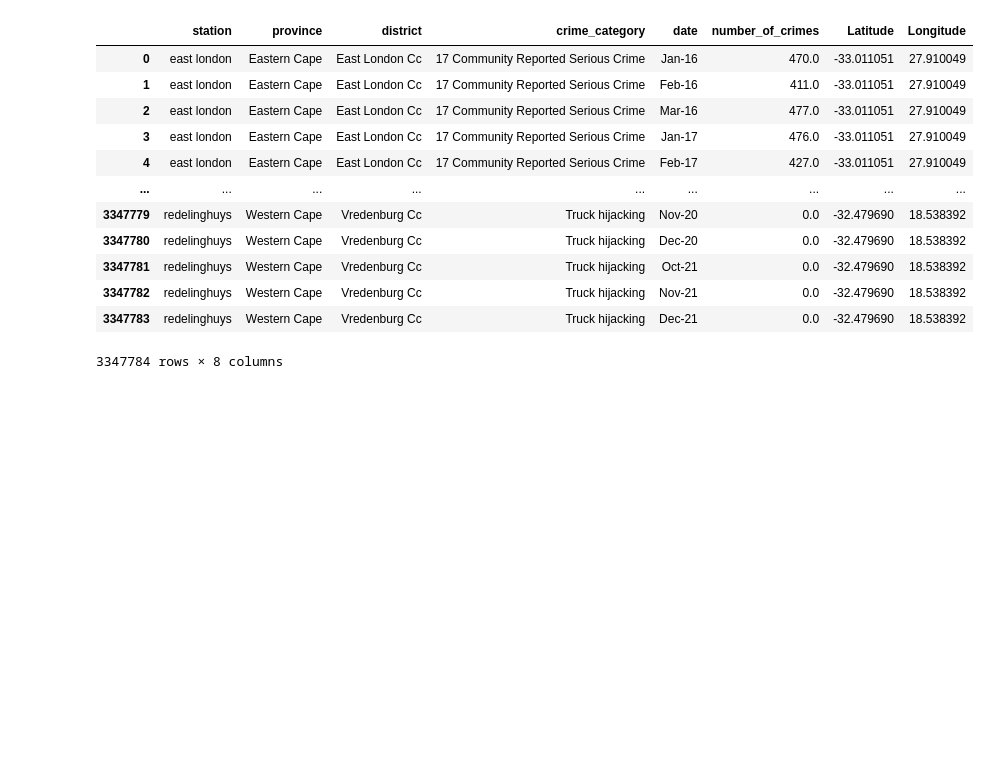
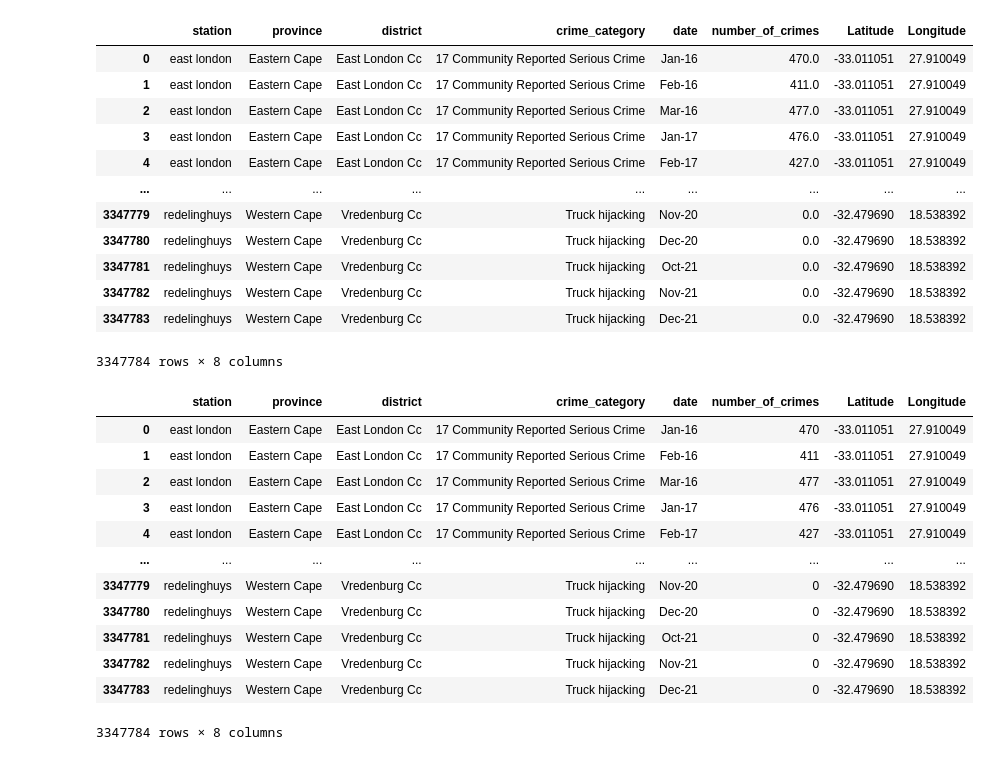
Before and after one commit to kmedri/omdenasa_muv, a Jupyter notebook: monthly_crime_data.ipynb, the cells around one changed output. Cells and saved outputs as stored; diff of their text form; code cells hidden in the pictures; blank space fills up the shorter version.

```diff
--- a/monthly_crime_data.ipynb
+++ b/monthly_crime_data.ipynb
@@ -139,8 +133,8 @@ cities
 | 12674 | gqaga | -31.553917 | 28.210587 |
 12675 rows × 3 columns
 # %%
-dfmerge = pd.merge(crimes_date, cities, on=['station'], how='inner')
-dfmerge
+crime_data_2016_21 = pd.merge(crimes_date, cities, on=['station'], how='inner')
+crime_data_2016_21
 # %% [output]
 |  | station | province | district | crime_category | date | number_of_crimes | Latitude | Longitude |
 | 0 | east london | Eastern Cape | East London Cc | 17 Community Reported Serious Crime | Jan-16 | 470.0 | -33.011051 | 27.910049 |
@@ -155,3 +149,21 @@ dfmerge
 | 3347782 | redelinghuys | Western Cape | Vredenburg Cc | Truck hijacking | Nov-21 | 0.0 | -32.479690 | 18.538392 |
 | 3347783 | redelinghuys | Western Cape | Vredenburg Cc | Truck hijacking | Dec-21 | 0.0 | -32.479690 | 18.538392 |
 3347784 rows × 8 columns
+# %%
+crime_data_2016_21['number_of_crimes'] = crime_data_2016_21['number_of_crimes'].fillna(0).astype(int)
+# %%
+crime_data_2016_21
+# %% [output]
+|  | station | province | district | crime_category | date | number_of_crimes | Latitude | Longitude |
+| 0 | east london | Eastern Cape | East London Cc | 17 Community Reported Serious Crime | Jan-16 | 470 | -33.011051 | 27.910049 |
+| 1 | east london | Eastern Cape | East London Cc | 17 Community Reported Serious Crime | Feb-16 | 411 | -33.011051 | 27.910049 |
+| 2 | east london | Eastern Cape | East London Cc | 17 Community Reported Serious Crime | Mar-16 | 477 | -33.011051 | 27.910049 |
+| 3 | east london | Eastern Cape | East London Cc | 17 Community Reported Serious Crime | Jan-17 | 476 | -33.011051 | 27.910049 |
+| 4 | east london | Eastern Cape | East London Cc | 17 Community Reported Serious Crime | Feb-17 | 427 | -33.011051 | 27.910049 |
+| ... | ... | ... | ... | ... | ... | ... | ... | ... |
+| 3347779 | redelinghuys | Western Cape | Vredenburg Cc | Truck hijacking | Nov-20 | 0 | -32.479690 | 18.538392 |
+| 3347780 | redelinghuys | Western Cape | Vredenburg Cc | Truck hijacking | Dec-20 | 0 | -32.479690 | 18.538392 |
+| 3347781 | redelinghuys | Western Cape | Vredenburg Cc | Truck hijacking | Oct-21 | 0 | -32.479690 | 18.538392 |
+| 3347782 | redelinghuys | Western Cape | Vredenburg Cc | Truck hijacking | Nov-21 | 0 | -32.479690 | 18.538392 |
+| 3347783 | redelinghuys | Western Cape | Vredenburg Cc | Truck hijacking | Dec-21 | 0 | -32.479690 | 18.538392 |
+3347784 rows × 8 columns
```
Also changed, not shown: parts of 5 cells of this notebook.
